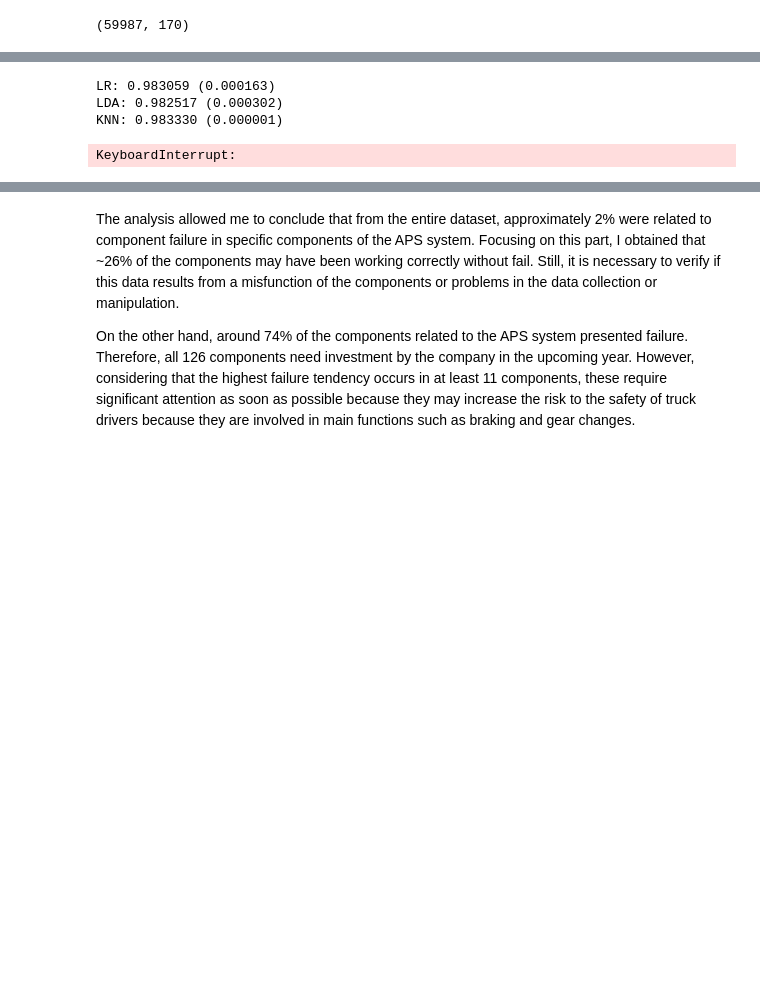
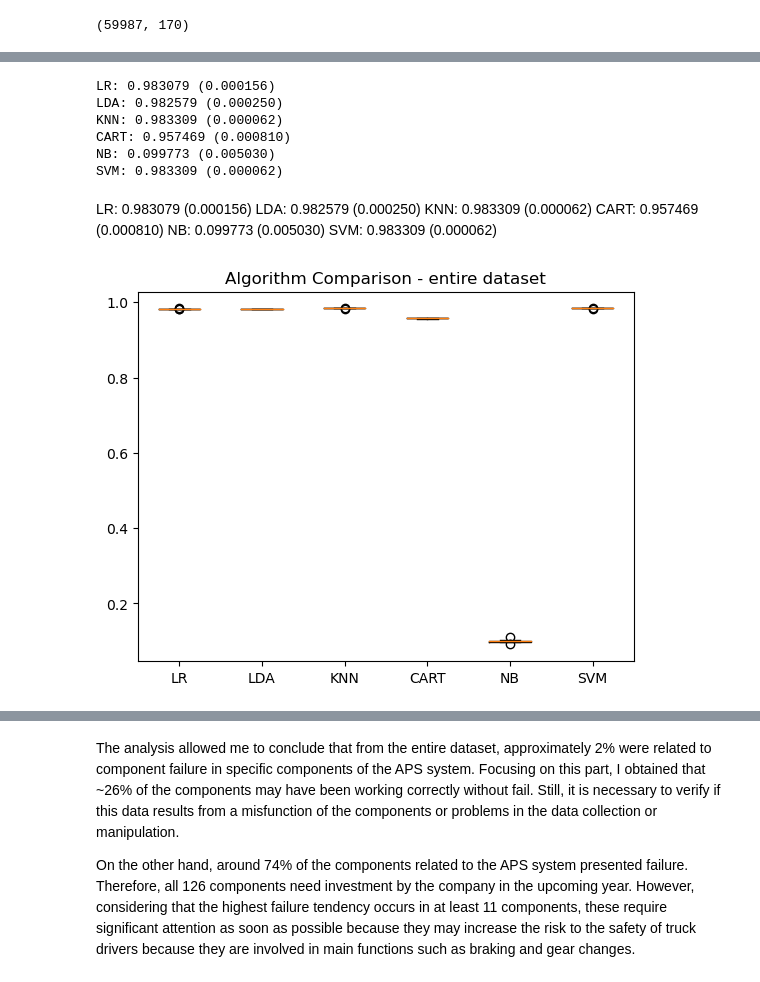
Before and after one commit to DanielaBarreto2023278/CA1_DataPrep_HDip, a Jupyter notebook: DanielaMarianoBarreto_DPrepHDip_CA1.ipynb, the cells around one changed output, grey strips where cells are left out. Cells and saved outputs as stored; diff of their text form; code cells hidden in the pictures; blank space fills up the shorter version.

```diff
--- a/DanielaMarianoBarreto_DPrepHDip_CA1.ipynb
+++ b/DanielaMarianoBarreto_DPrepHDip_CA1.ipynb
@@ -809,7 +826,7 @@ normalized_data_pca.shape
 # %%
 from sklearn.model_selection import train_test_split
-X = normalized_data_array[:, 0:130]
-y = normalized_data_array[:, 130]
+X = normalized_data_array[:, 0:125]
+y = normalized_data_array[:, 125]
 X_train, X_validation, Y_train, Y_validation = train_test_split(X, y, test_size=0.20, random_state=26)
 # %%
 from matplotlib import pyplot
@@ -838,12 +855,14 @@ results = []
 names = []
 for name, model in models:
 	kfold = StratifiedKFold(n_splits=10, random_state=1, shuffle=True)
-	cv_results = cross_val_score(model, X_train, Y_train, cv=kfold, scoring='accuracy')
+	cv_results = cross_val_score(model, X_train, y_train, cv=kfold, scoring='accuracy')
 	results.append(cv_results)
 	names.append(name)
 	print('%s: %f (%f)' % (name, cv_results.mean(), cv_results.std()))
 # %% [output]
-LR: 0.983059 (0.000163)
-LDA: 0.982517 (0.000302)
-KNN: 0.983330 (0.000001)
+LR: 0.983079 (0.000156)
+LDA: 0.982579 (0.000250)
+KNN: 0.983309 (0.000062)
+CART: 0.957469 (0.000810)
+NB: 0.099773 (0.005030)
+SVM: 0.983309 (0.000062)
-KeyboardInterrupt:
@@ -853,0 +869,14 @@ llllllllllll
+# %% [markdown]
+
+LR: 0.983079 (0.000156)
+LDA: 0.982579 (0.000250)
+KNN: 0.983309 (0.000062)
+CART: 0.957469 (0.000810)
+NB: 0.099773 (0.005030)
+SVM: 0.983309 (0.000062)
+# %%
+pyplot.boxplot(results, labels=names)
+pyplot.title('Algorithm Comparison - entire dataset')
+pyplot.show()
+# %% [output]
+[figure, added]
```
Also changed, not shown: parts of 24 cells of this notebook.
